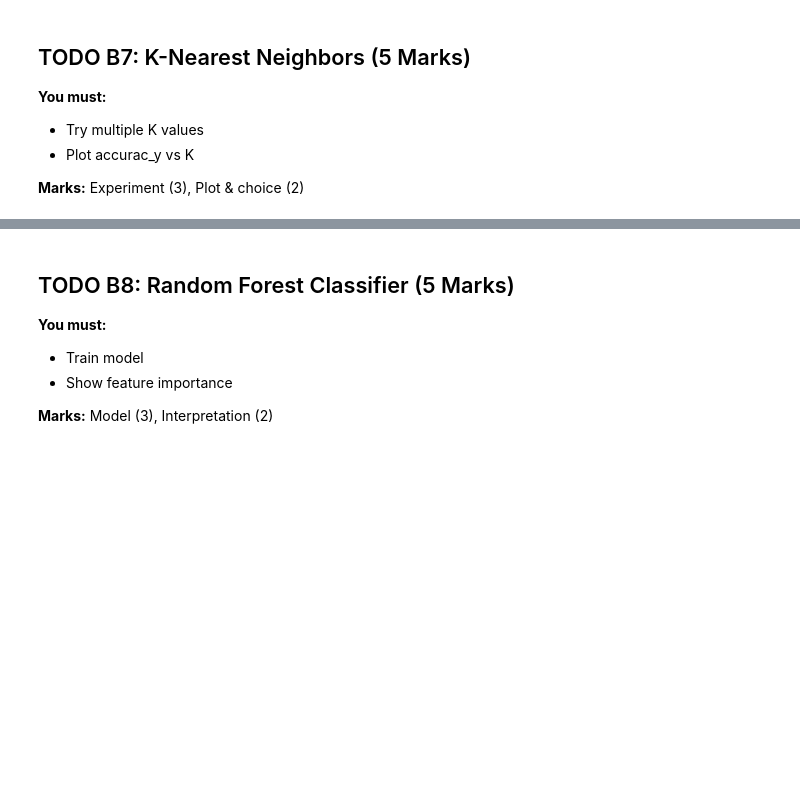
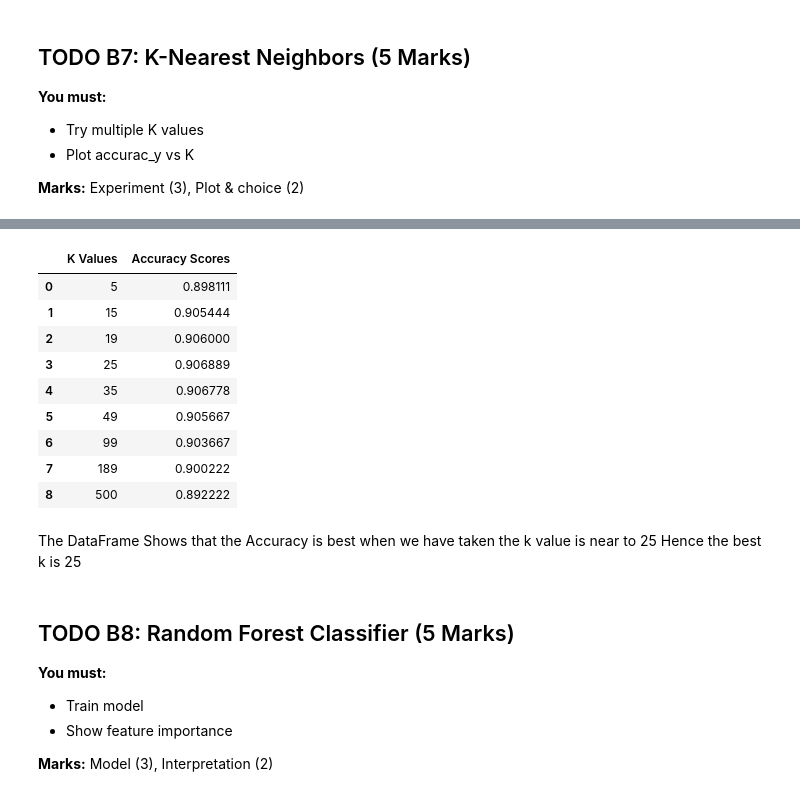
Before and after one commit to Marwanthe0/Machine-Learning-Assignments, a Jupyter notebook: Copy_of_AI_ML_Assignment_3_Module_19.ipynb, the cells around one changed output, grey strips where cells are left out. Cells and saved outputs as stored; diff of their text form; code cells hidden in the pictures; blank space fills up the shorter version.

```diff
--- a/Copy_of_AI_ML_Assignment_3_Module_19.ipynb
+++ b/Copy_of_AI_ML_Assignment_3_Module_19.ipynb
@@ -550,3 +587,32 @@ Confusion Matrix(For Test only):
+# %%
+#Accuracy Vs K
+k_vals = [5, 15,19,25,35, 49, 99,np.astype(np.sqrt(c_X_train.shape[0]),np.int64), 500]
+acc_scores_knn = []
+for k in k_vals:
+    knn_pipe_ks = Pipeline([
+        ("transformer",c_transformer),
+        ("ml_model",KNeighborsClassifier(n_neighbors=k,weights="distance"))
+    ])
+    knn_pipe_ks.fit(c_X_train, c_y_train)
+    c_y_test_pred_knn_ks = knn_pipe_ks.predict(c_X_test)
+    acc_scores_knn.append(accuracy_score(c_y_test,c_y_test_pred_knn_ks))
+
+k_vs_acc = pd.DataFrame({"K Values":k_vals,"Accuracy Scores":acc_scores_knn})
+display(k_vs_acc)
+# %% [output]
+|  | K Values | Accuracy Scores |
+| 0 | 5 | 0.898111 |
+| 1 | 15 | 0.905444 |
+| 2 | 19 | 0.906000 |
+| 3 | 25 | 0.906889 |
+| 4 | 35 | 0.906778 |
+| 5 | 49 | 0.905667 |
+| 6 | 99 | 0.903667 |
+| 7 | 189 | 0.900222 |
+| 8 | 500 | 0.892222 |
+# %% [markdown]
+The DataFrame Shows that the Accuracy is best when we have taken the k value is near to 25
+Hence the best k is 25
 # %% [markdown]
 ## TODO B8: Random Forest Classifier (5 Marks)
 **You must:**
```
Also changed, not shown: parts of 9 cells of this notebook.
